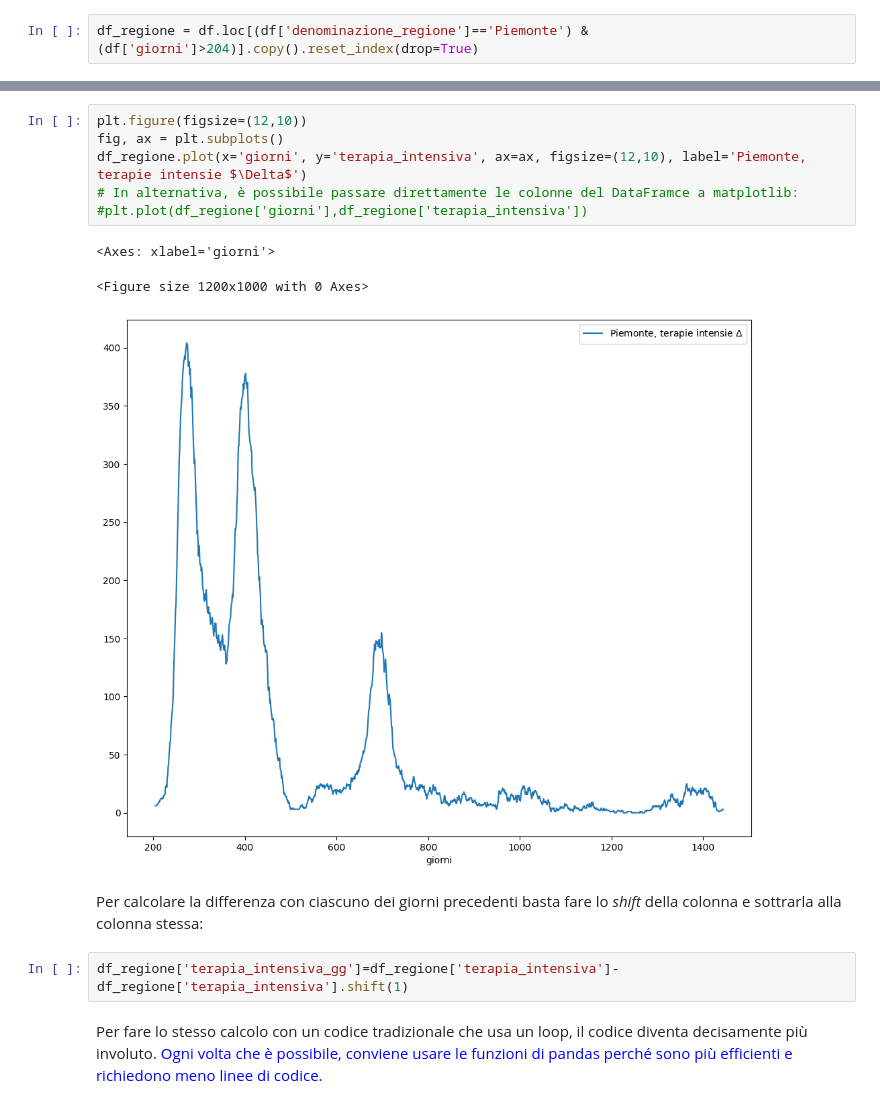
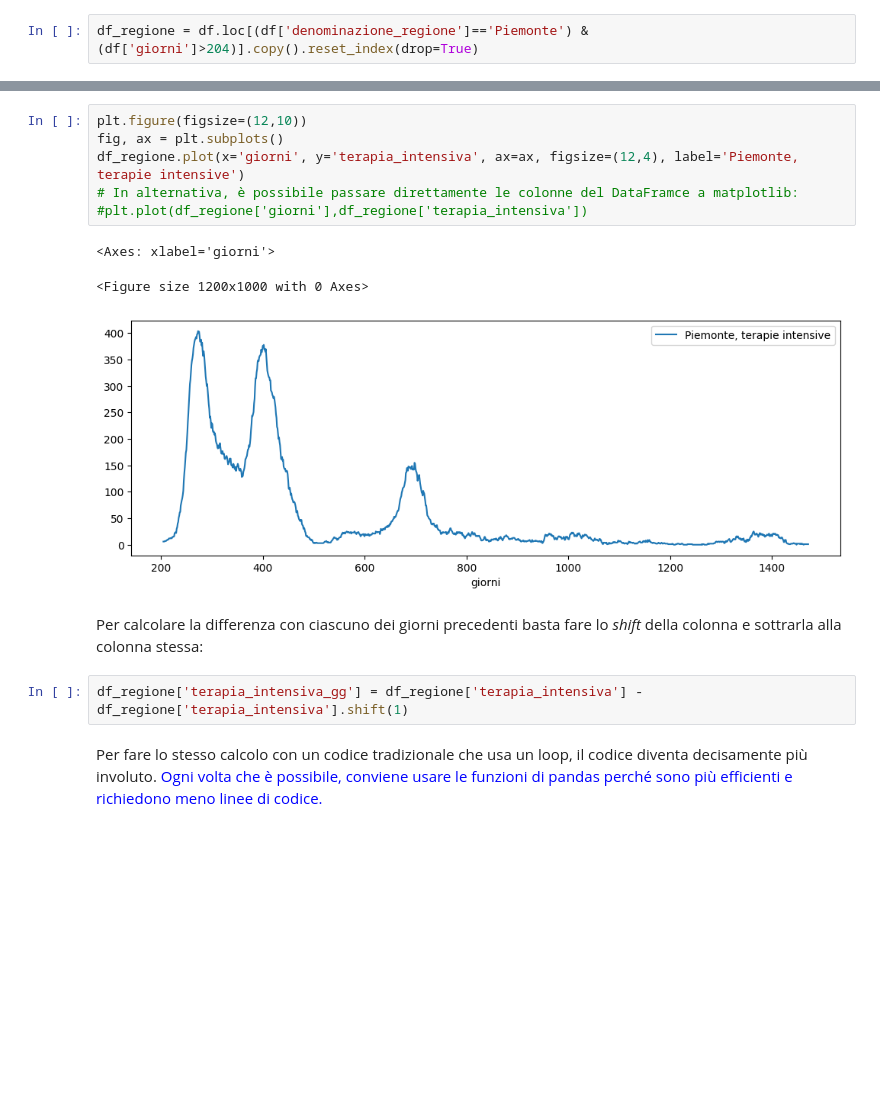
Before and after one commit to lucalista/analisi-dati-2024, a Jupyter notebook: 02.03.00__Pandas_introduzione.ipynb, the cells around one changed output, grey strips where cells are left out. Saved outputs shown, nothing was run; the diff lists cells and outputs as text; blank space fills up the shorter version.

```diff
--- a/02.03.00__Pandas_introduzione.ipynb
+++ b/02.03.00__Pandas_introduzione.ipynb
@@ -379,17 +387,17 @@ df_regione
 # %%
 plt.figure(figsize=(12,10))
 fig, ax = plt.subplots()
-df_regione.plot(x='giorni', y='terapia_intensiva', ax=ax, figsize=(12,10), label='Piemonte, terapie intensie $\Delta$')
+df_regione.plot(x='giorni', y='terapia_intensiva', ax=ax, figsize=(12,4), label='Piemonte, terapie intensive')
 # In alternativa, è possibile passare direttamente le colonne del DataFramce a matplotlib:
 #plt.plot(df_regione['giorni'],df_regione['terapia_intensiva'])
 # %% [output]
 <Axes: xlabel='giorni'>
 <Figure size 1200x1000 with 0 Axes>
-[figure, old version]
+[figure, new version]
 # %% [markdown]
 Per calcolare la differenza con ciascuno dei giorni precedenti basta fare lo *shift* della colonna e sottrarla alla colonna stessa:
 # %%
-df_regione['terapia_intensiva_gg']=df_regione['terapia_intensiva']-df_regione['terapia_intensiva'].shift(1)
+df_regione['terapia_intensiva_gg'] = df_regione['terapia_intensiva'] - df_regione['terapia_intensiva'].shift(1)
 # %% [markdown]
 Per fare lo stesso calcolo con un codice tradizionale che usa un loop, il codice diventa decisamente più involuto. <span style="color:blue;">Ogni volta che è possibile, conviene usare le funzioni di pandas perché sono più efficienti e richiedono meno linee di codice.</span>
 # %%
```
Also changed, not shown: parts of 21 cells of this notebook.
